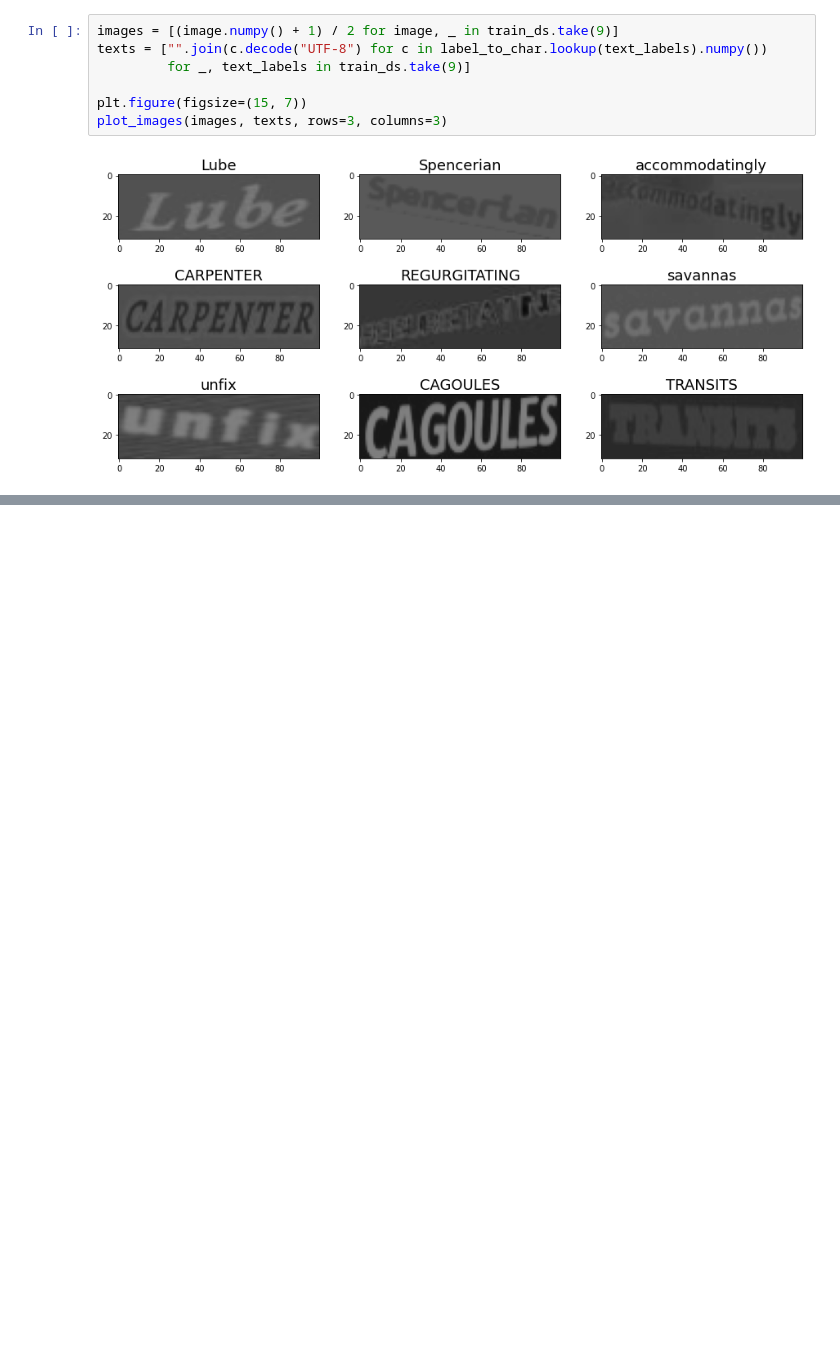
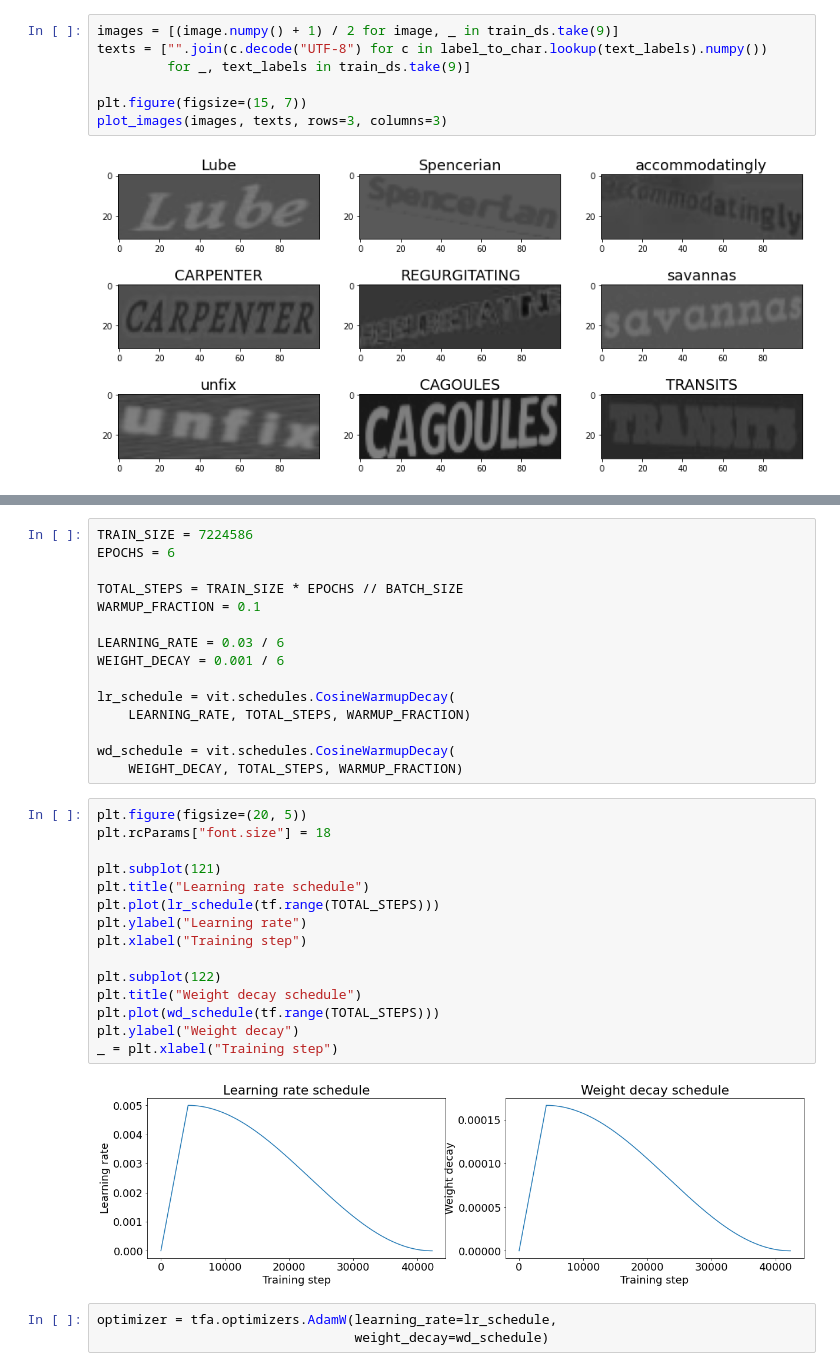
Before and after one commit to OlegPonomaryov/vit-str, a Jupyter notebook: notebooks/train_mjsynth.ipynb, the cells around one changed output, grey strips where cells are left out. Drawn from its saved outputs; the diff is of its cells as text; blank space fills up the shorter version.

Commit message:
Train ViT on the MJSynth dataset

```diff
--- a/notebooks/train_mjsynth.ipynb
+++ b/notebooks/train_mjsynth.ipynb
@@ -28,0 +75,35 @@ plot_images(images, texts, rows=3, columns=3)
+# %%
+TRAIN_SIZE = 7224586
+EPOCHS = 6
+
+TOTAL_STEPS = TRAIN_SIZE * EPOCHS // BATCH_SIZE
+WARMUP_FRACTION = 0.1
+
+LEARNING_RATE = 0.03 / 6
+WEIGHT_DECAY = 0.001 / 6
+
+lr_schedule = vit.schedules.CosineWarmupDecay(
+    LEARNING_RATE, TOTAL_STEPS, WARMUP_FRACTION)
+
+wd_schedule = vit.schedules.CosineWarmupDecay(
+    WEIGHT_DECAY, TOTAL_STEPS, WARMUP_FRACTION)
+# %%
+plt.figure(figsize=(20, 5))
+plt.rcParams["font.size"] = 18
+
+plt.subplot(121)
+plt.title("Learning rate schedule")
+plt.plot(lr_schedule(tf.range(TOTAL_STEPS)))
+plt.ylabel("Learning rate")
+plt.xlabel("Training step")
+
+plt.subplot(122)
+plt.title("Weight decay schedule")
+plt.plot(wd_schedule(tf.range(TOTAL_STEPS)))
+plt.ylabel("Weight decay")
+_ = plt.xlabel("Training step")
+# %% [output]
+[figure, added]
+# %%
+optimizer = tfa.optimizers.AdamW(learning_rate=lr_schedule,
+                                 weight_decay=wd_schedule)
```
Also changed, not shown: parts of 12 cells of this notebook, 24 other files.
